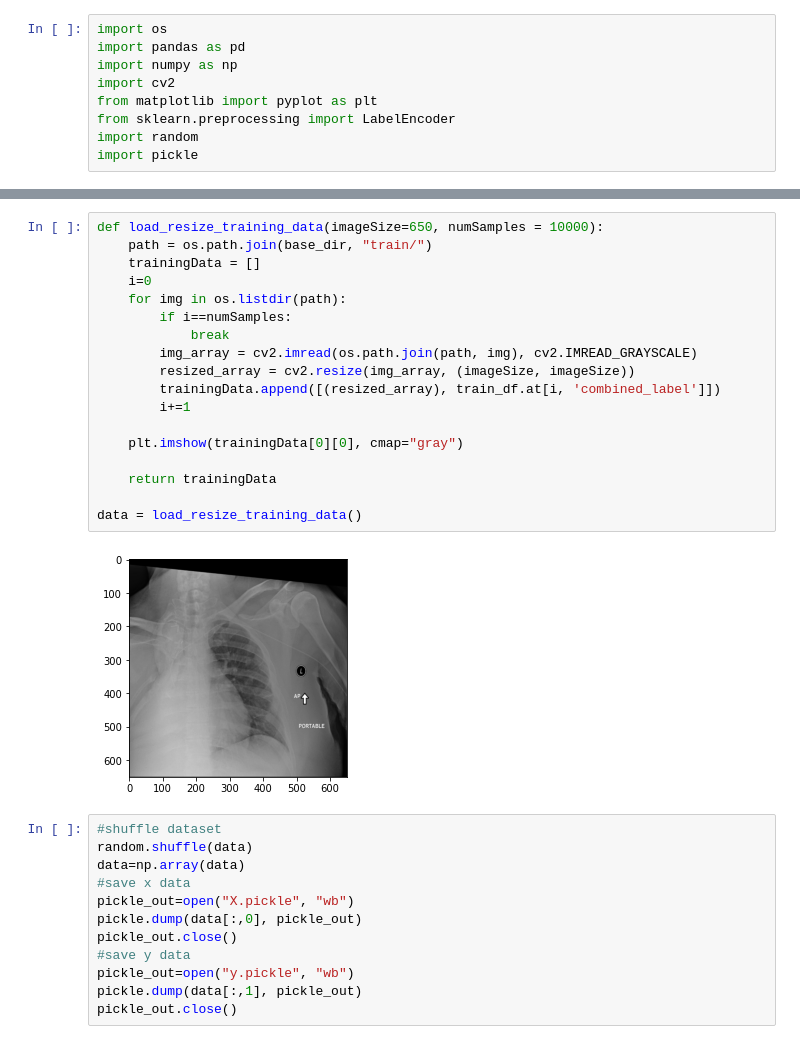
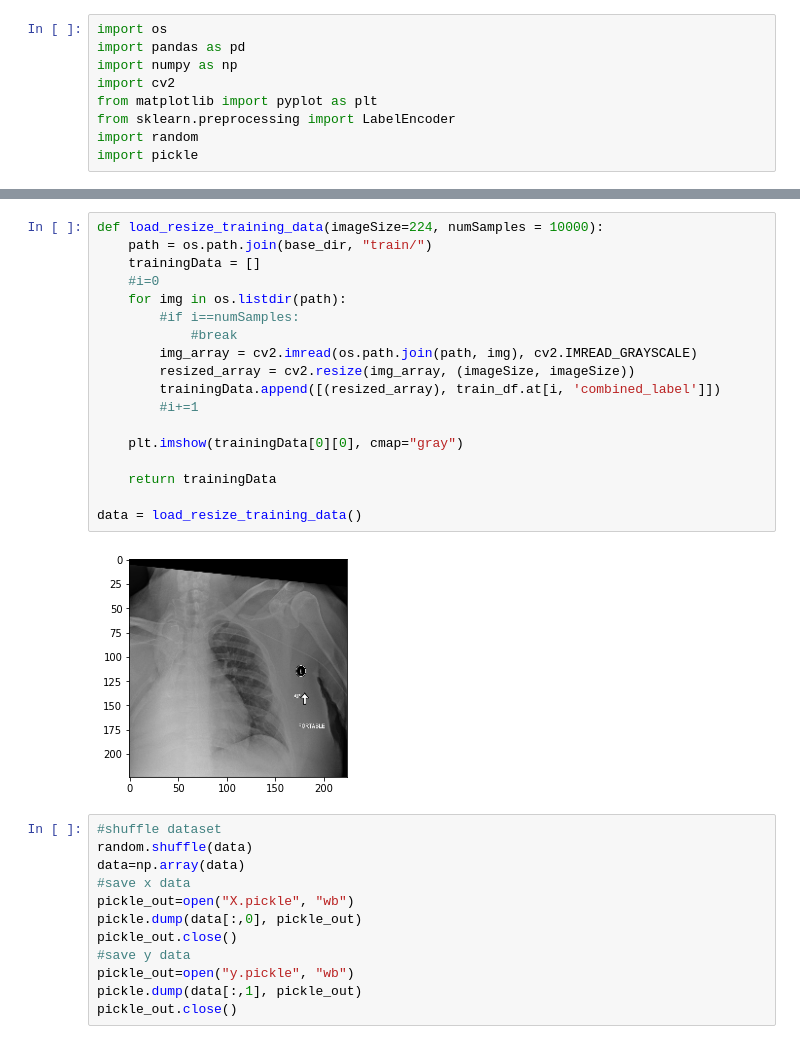
Before and after one commit to svecile/KaggleComp, a Jupyter notebook: load_data.ipynb, the cells around one changed output, grey strips where cells are left out. Cells and saved outputs as stored; diff of their text form.

```diff
--- a/load_data.ipynb
+++ b/load_data.ipynb
@@ -37,24 +37,24 @@ train_df['combined_label'] = LabelEncoder().fit_transform(train_df['combined_lab
 Name: combined_label, Length: 211, dtype: int64
 # %%
-def load_resize_training_data(imageSize=650, numSamples = 10000):
+def load_resize_training_data(imageSize=224, numSamples = 10000):
     path = os.path.join(base_dir, "train/")
     trainingData = []
-    i=0
+    #i=0
     for img in os.listdir(path):
-        if i==numSamples:
-            break
+        #if i==numSamples:
+            #break
         img_array = cv2.imread(os.path.join(path, img), cv2.IMREAD_GRAYSCALE)
         resized_array = cv2.resize(img_array, (imageSize, imageSize))
         trainingData.append([(resized_array), train_df.at[i, 'combined_label']])
-        i+=1
+        #i+=1
 
     plt.imshow(trainingData[0][0], cmap="gray")
 
     return trainingData
 
 data = load_resize_training_data()
 # %% [output]
-[figure, old version]
+[figure, new version]
 # %%
 #shuffle dataset
 random.shuffle(data)
```
Also changed, not shown: parts of 1 cell of this notebook, 5 other files.
